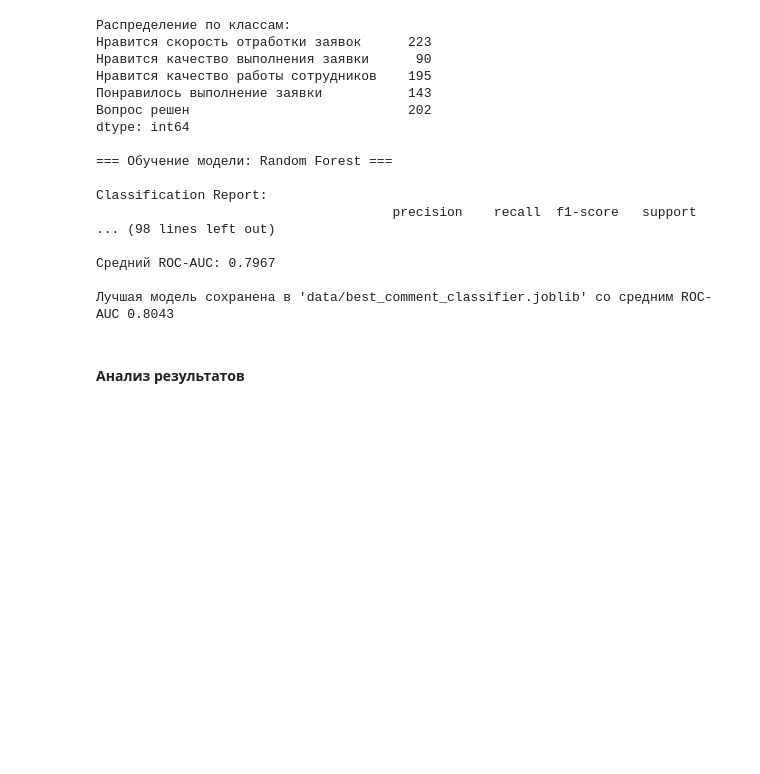
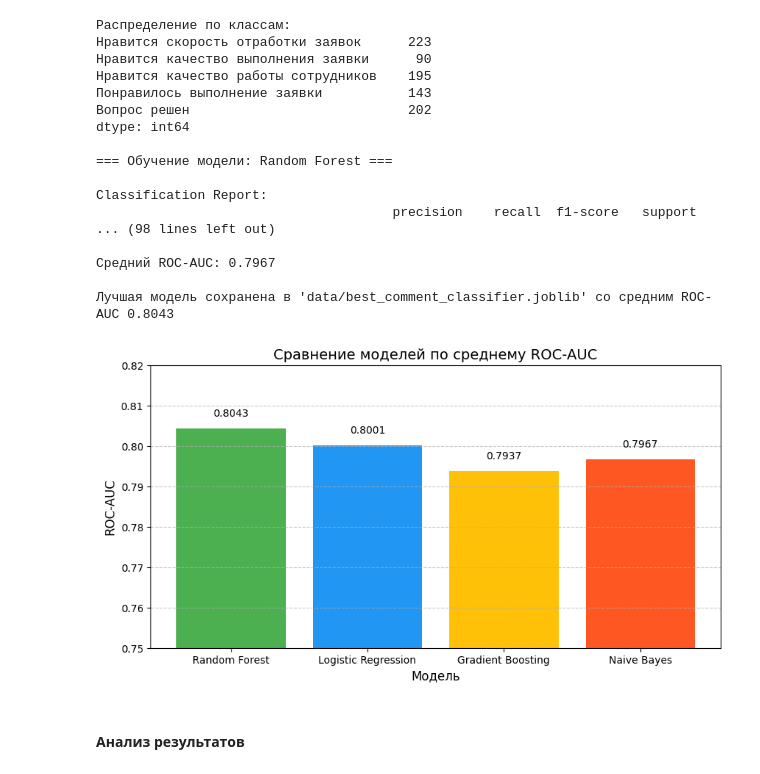
Before and after one commit to Samplovodsk/intensive_4, a Jupyter notebook: Andrey/model.ipynb, the cells around one changed output. Cells and saved outputs as stored; diff of their text form; code cells hidden in the pictures; blank space fills up the shorter version.

```diff
--- a/Andrey/model.ipynb
+++ b/Andrey/model.ipynb
@@ -122,6 +122,27 @@ Classification Report:
 Средний ROC-AUC: 0.7967
 
 Лучшая модель сохранена в 'data/best_comment_classifier.joblib' со средним ROC-AUC 0.8043
+# %%
+import matplotlib.pyplot as plt
+
+models = ["Random Forest", "Logistic Regression", "Gradient Boosting", "Naive Bayes"]
+mean_auc = [0.8043, 0.8001, 0.7937, 0.7967]
+
+plt.figure(figsize=(10, 5))
+plt.bar(models, mean_auc, color=['#4CAF50', '#2196F3', '#FFC107', '#FF5722'])
+plt.title("Сравнение моделей по среднему ROC-AUC", fontsize=14)
+plt.xlabel("Модель", fontsize=12)
+plt.ylabel("ROC-AUC", fontsize=12)
+plt.ylim(0.75, 0.82)
+plt.grid(axis='y', linestyle='--', alpha=0.7)
+
+# Добавляем значения на столбцы
+for i, v in enumerate(mean_auc):
+    plt.text(i, v + 0.003, f"{v:.4f}", ha='center', fontsize=10)
+
+plt.show()
+# %% [output]
+[figure, added]
 # %% [markdown]
 #### Анализ результатов
 # %%
```
